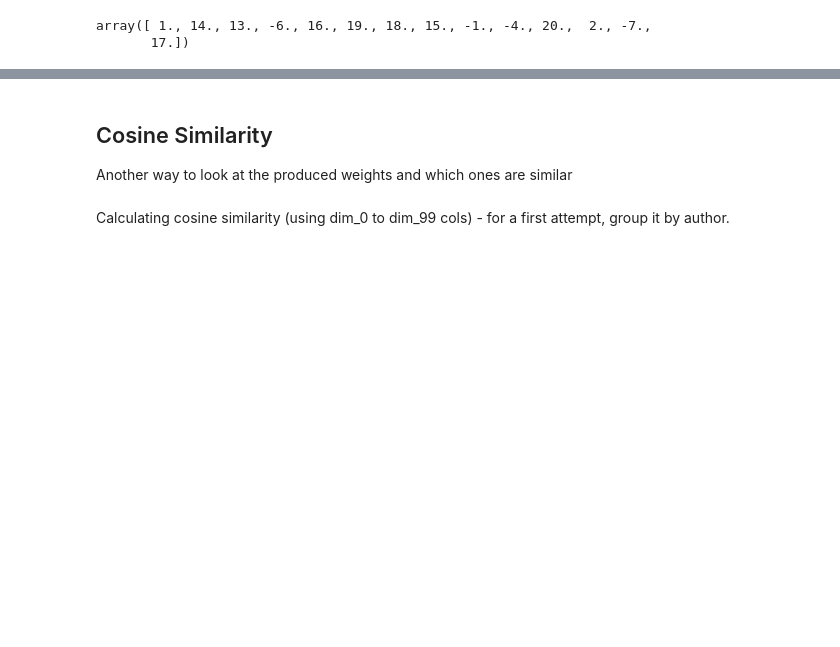
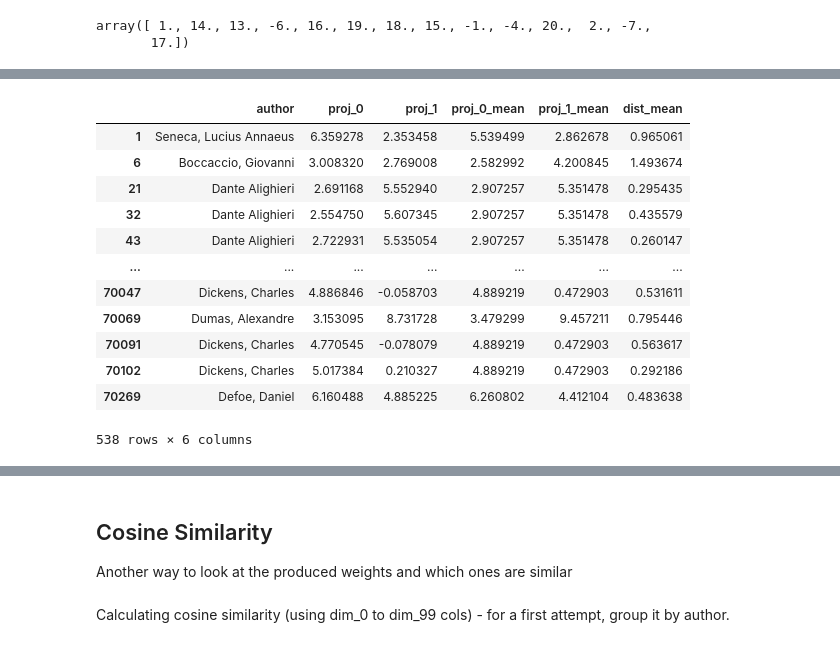
Before and after one commit to tomoumer/discovery_of_writing_differences, a Jupyter notebook: notebooks/nn_predictions.ipynb, the cells around one changed output, grey strips where cells are left out. Saved outputs shown, nothing was run; the diff lists cells and outputs as text; code cells hidden in the pictures; blank space fills up the shorter version.

Commit message:
additional attempts to measure distances

```diff
--- a/notebooks/nn_predictions.ipynb
+++ b/notebooks/nn_predictions.ipynb
@@ -195,0 +208,26 @@ sns.scatterplot(data=library_select, x='proj_0', y='proj_1',
+# %%
+# make a copy -- personal note: important to use copy!! otherwise, it's just a view of the original dataframe
+# and that gives warnings in the following two parts
+library_2d_dist = library_select[['author', 'proj_0', 'proj_1']].copy()
+
+# calculate the mean point for each author
+library_2d_dist[['proj_0_mean', 'proj_1_mean']] = library_2d_dist.groupby('author')[['proj_0', 'proj_1']].transform('mean')
+
+# get the distance between each point and the mean for that author
+library_2d_dist['dist_mean'] = np.sqrt((library_2d_dist['proj_0'] - library_2d_dist['proj_0_mean'])**2 + (library_2d_dist['proj_1'] - library_2d_dist['proj_1_mean'])**2)
+# %%
+library_2d_dist
+# %% [output]
+|  | author | proj_0 | proj_1 | proj_0_mean | proj_1_mean | dist_mean |
+| 1 | Seneca, Lucius Annaeus | 6.359278 | 2.353458 | 5.539499 | 2.862678 | 0.965061 |
+| 6 | Boccaccio, Giovanni | 3.008320 | 2.769008 | 2.582992 | 4.200845 | 1.493674 |
+| 21 | Dante Alighieri | 2.691168 | 5.552940 | 2.907257 | 5.351478 | 0.295435 |
+| 32 | Dante Alighieri | 2.554750 | 5.607345 | 2.907257 | 5.351478 | 0.435579 |
+| 43 | Dante Alighieri | 2.722931 | 5.535054 | 2.907257 | 5.351478 | 0.260147 |
+| ... | ... | ... | ... | ... | ... | ... |
+| 70047 | Dickens, Charles | 4.886846 | -0.058703 | 4.889219 | 0.472903 | 0.531611 |
+| 70069 | Dumas, Alexandre | 3.153095 | 8.731728 | 3.479299 | 9.457211 | 0.795446 |
+| 70091 | Dickens, Charles | 4.770545 | -0.078079 | 4.889219 | 0.472903 | 0.563617 |
+| 70102 | Dickens, Charles | 5.017384 | 0.210327 | 4.889219 | 0.472903 | 0.292186 |
+| 70269 | Defoe, Daniel | 6.160488 | 4.885225 | 6.260802 | 4.412104 | 0.483638 |
+538 rows × 6 columns
```
Also changed, not shown: parts of 25 cells of this notebook, 1 other file.
